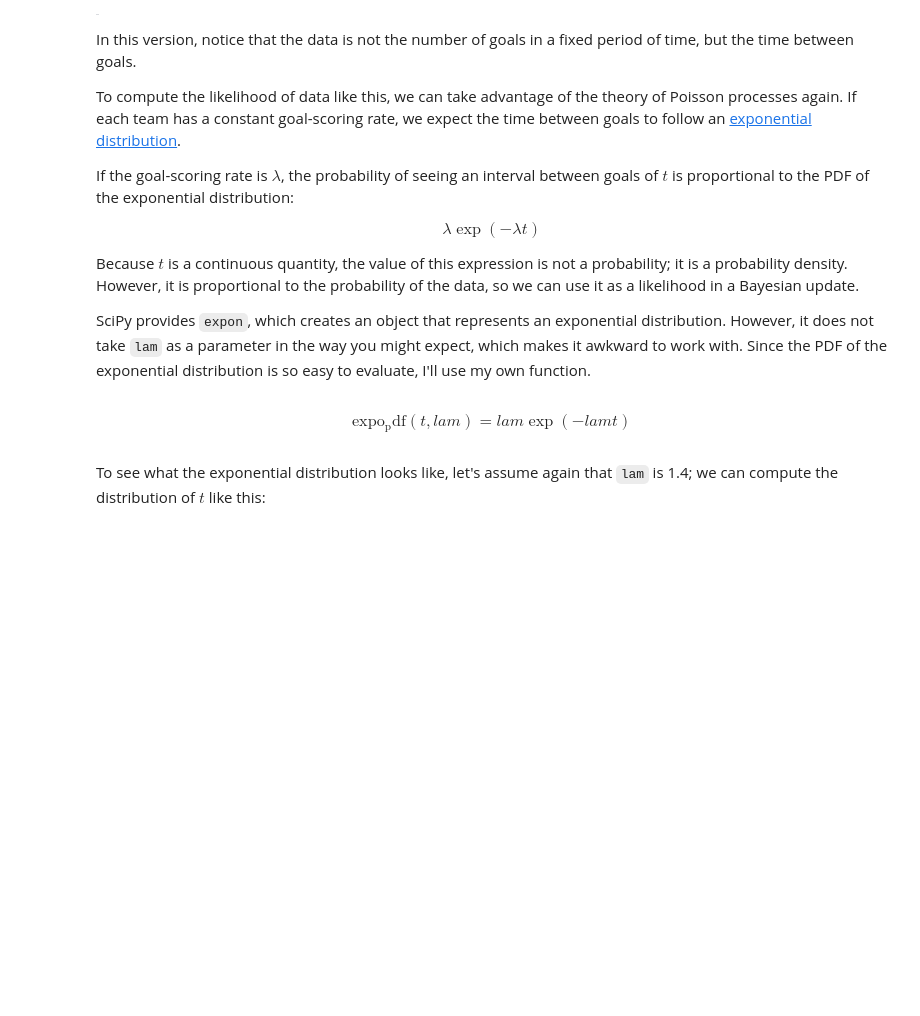
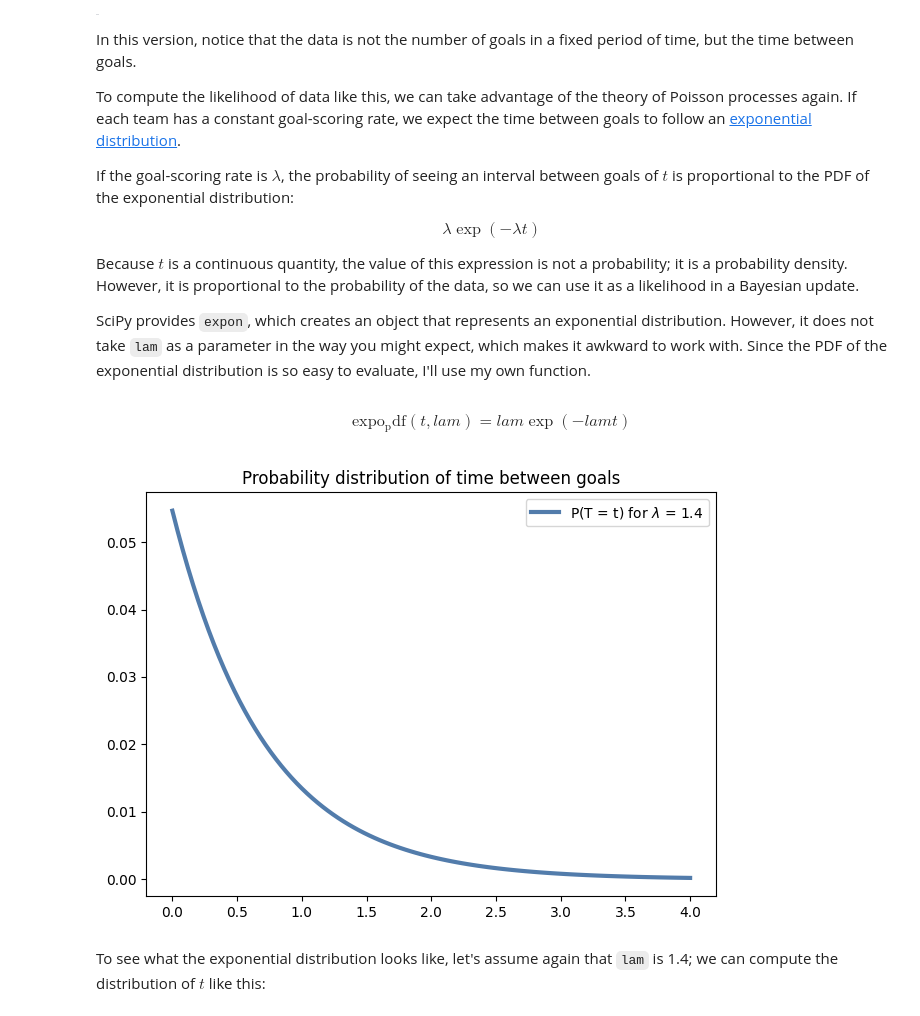
Before and after one commit to mat-ej/ThinkBayes2, a Jupyter notebook: notebooks/chap08.ipynb, the cells around one changed output. Saved outputs shown, nothing was run; the diff lists cells and outputs as text; code cells hidden in the pictures; blank space fills up the shorter version.

```diff
--- a/notebooks/chap08.ipynb
+++ b/notebooks/chap08.ipynb
@@ -569,6 +574,17 @@ def expo_pdf(t, lam):
 expo_pdf
 # %% [output]
 $$ \displaystyle \mathrm{expo_pdf}(t, lam) = lam \exp{\left({-lam t}\right)} $$
+# %%
+lam = 1.4
+times = np.linspace(0, 4, 101)
+
+# Pmf(probs, quantitites)
+prob_times = Pmf(expo_pdf(times, lam), times)
+prob_times.normalize()
+prob_times.plot(label="P(T = t) for $\\lambda$ = 1.4")
+decorate(title = "Probability distribution of time between goals")
+# %% [output]
+[figure, added]
 # %% [markdown]
 To see what the exponential distribution looks like, let's assume again that `lam` is 1.4; we can compute the distribution of $t$ like this:
 # %%
```
Also changed, not shown: parts of 23 cells of this notebook.
